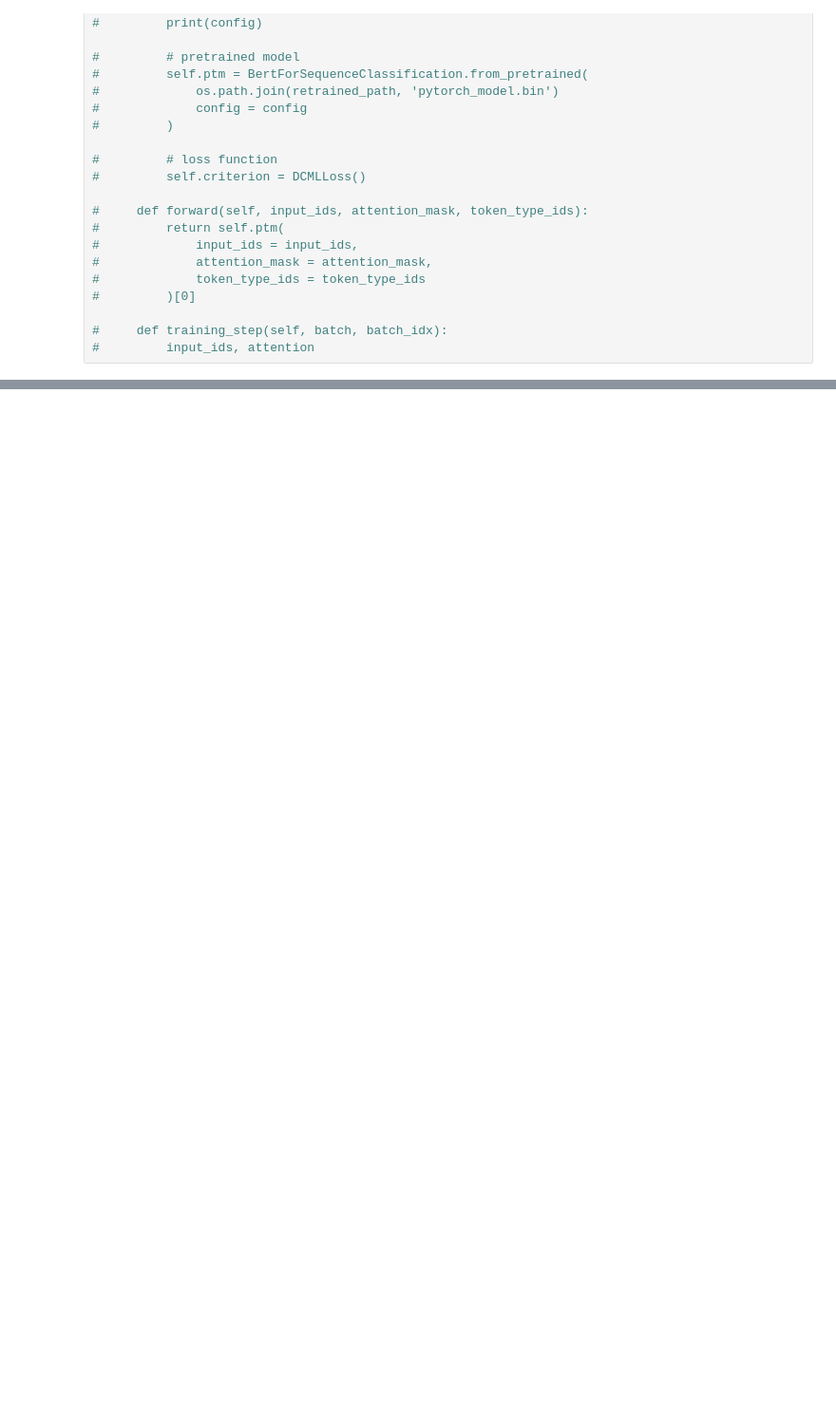
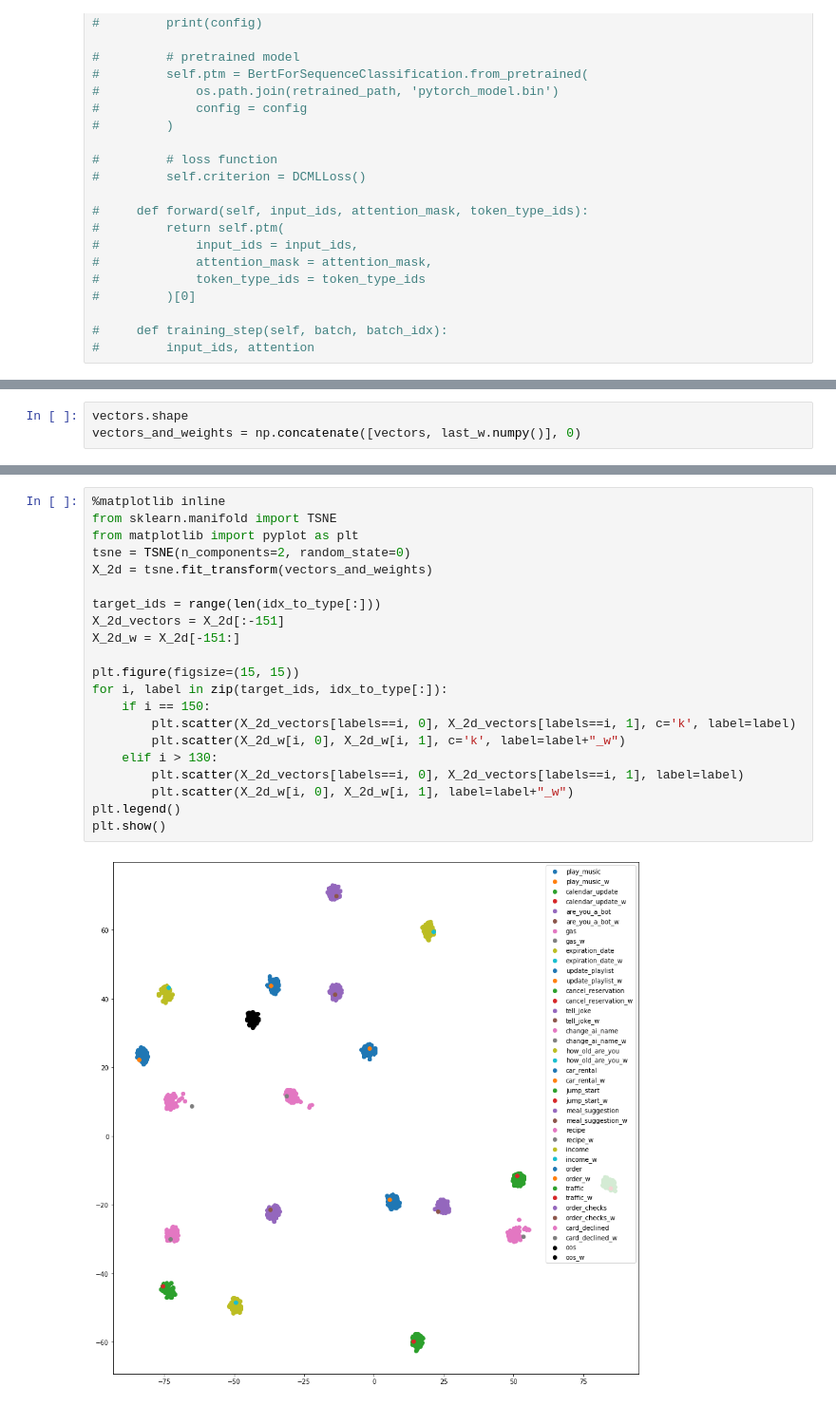
Before and after one commit to cxycqmel/DMCL, a Jupyter notebook: DMCL.ipynb, the cells around one changed output, grey strips where cells are left out. Shown at 95% size. Cells and saved outputs as stored; diff of their text form; blank space fills up the shorter version.

```diff
--- a/DMCL.ipynb
+++ b/DMCL.ipynb
@@ -550,0 +622,3 @@ all_recalls:  [0.0, 0.95, 1.0, 0.65, 0.0, 1.0, 1.0, 0.85, 1.0, 0.85, 1.0, 0.0, 0
+# %%
+vectors.shape
+vectors_and_weights = np.concatenate([vectors, last_w.numpy()], 0)
@@ -550,0 +629,23 @@ all_recalls:  [0.0, 0.95, 1.0, 0.65, 0.0, 1.0, 1.0, 0.85, 1.0, 0.85, 1.0, 0.0, 0
+# %%
+%matplotlib inline
+from sklearn.manifold import TSNE
+from matplotlib import pyplot as plt
+tsne = TSNE(n_components=2, random_state=0)
+X_2d = tsne.fit_transform(vectors_and_weights)
+
+target_ids = range(len(idx_to_type[:]))
+X_2d_vectors = X_2d[:-151]
+X_2d_w = X_2d[-151:]
+
+plt.figure(figsize=(15, 15))
+for i, label in zip(target_ids, idx_to_type[:]):
+    if i == 150:
+        plt.scatter(X_2d_vectors[labels==i, 0], X_2d_vectors[labels==i, 1], c='k', label=label)
+        plt.scatter(X_2d_w[i, 0], X_2d_w[i, 1], c='k', label=label+"_w")
+    elif i > 130:
+        plt.scatter(X_2d_vectors[labels==i, 0], X_2d_vectors[labels==i, 1], label=label)
+        plt.scatter(X_2d_w[i, 0], X_2d_w[i, 1], label=label+"_w")
+plt.legend()
+plt.show()
+# %% [output]
+[figure, added]
```
Also changed, not shown: parts of 25 cells of this notebook.
